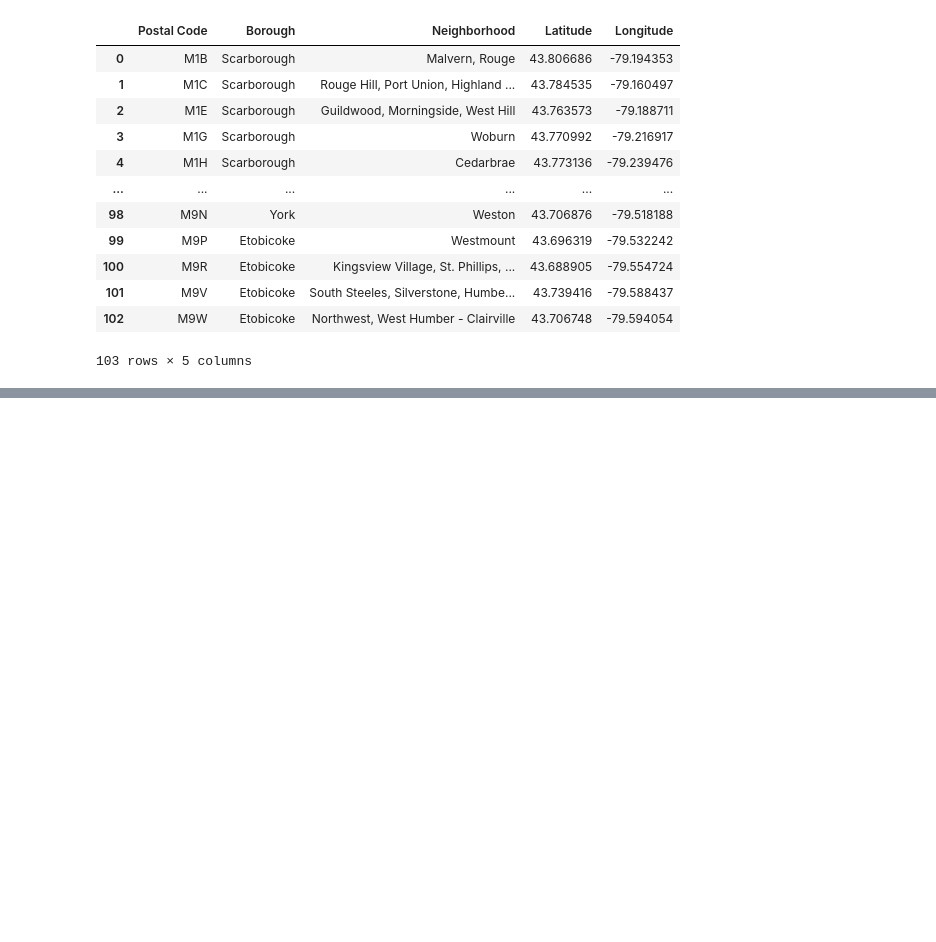
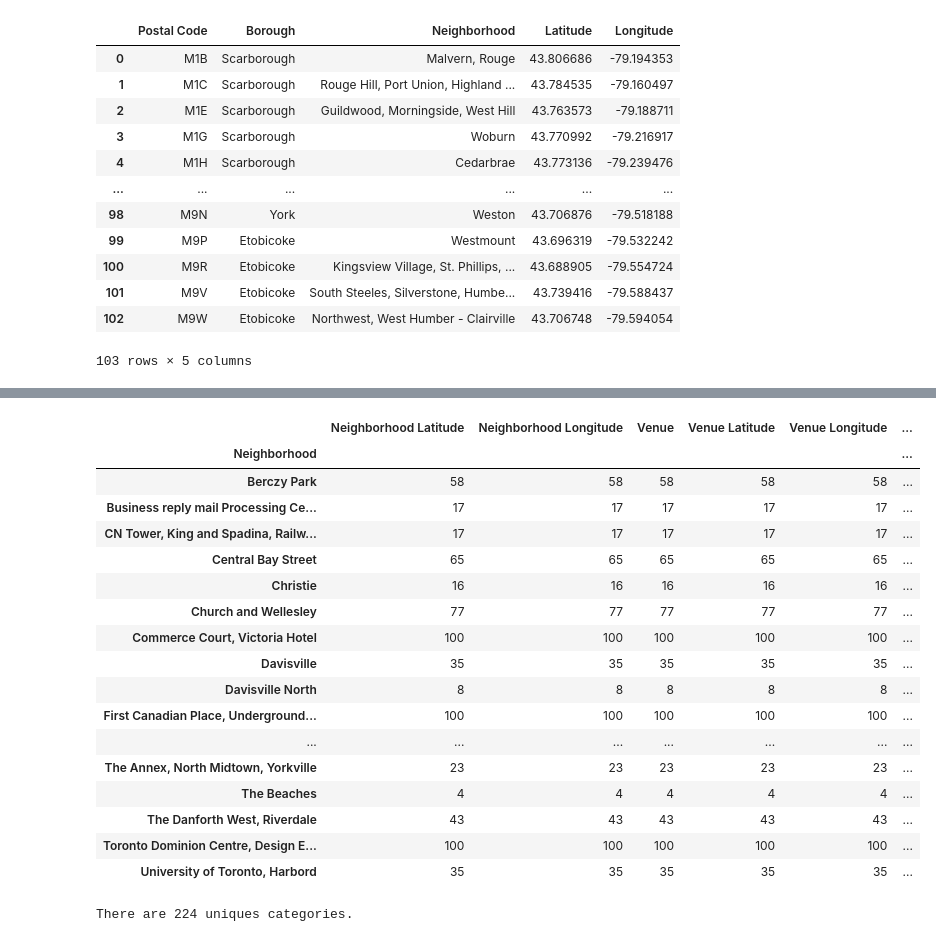
Before and after one commit to shengminchen/Coursera_Capstone, a Jupyter notebook: Segmenting_and_Clustering_Neighborhoods_in_Toronto.ipynb, the cells around one changed output, grey strips where cells are left out. Drawn from its saved outputs; the diff is of its cells as text; code cells hidden in the pictures; blank space fills up the shorter version.

Commit message:
Parties de segment et de cluster sont ajoutes, notebook complet

```diff
--- a/Segmenting_and_Clustering_Neighborhoods_in_Toronto.ipynb
+++ b/Segmenting_and_Clustering_Neighborhoods_in_Toronto.ipynb
@@ -141,0 +191,18 @@ df_with_location
+# %%
+#Create a map of Toronto using latitude and longitude values
+map_Toronto = folium.Map(location = [latitude, longitude], zoom_start = 11)
+
+#Add markers to map
+for lat, lng, label in zip(toronto_data['Latitude'], toronto_data['Longitude'], toronto_data['Neighborhood']):
+    label = folium.Popup(label, parse_html = True)
+    folium.CircleMarker(
+        [lat, lng],
+        radius = 5,
+        popup = label,
+        color = 'blue',
+        fill = True,
+        fill_color = '#3186cc',
+        fill_opacity = 0.7,
+        parse_html = False).add_to(map_Toronto)
+
+map_Toronto
@@ -141,0 +211,12 @@ df_with_location
+# %%
+#Use the Foursquare API to explore the neighborhoods and segment them
+CLIENT_ID = 'BFDTDC0C3K2OJELRLQT5IPPG2LLSJGDTQAEGANAFMD4DETKH'
+CLIENT_SECRET = 'Y3WK3HUHTGDB52FDXGOZXMYGMSYRCQR51YIY4RNIQDFYVS52'
+VERSION = '20200605'
+
+LIMIT = 100
+radius = 500
+
+print('Your credentails:')
+print('CLIENT_ID: ' + CLIENT_ID)
+print('CLIENT_SECRET:' + CLIENT_SECRET)
@@ -141,0 +265,6 @@ df_with_location
+# %%
+#Run the getNearbyVenues fonction and create a new dataframe called toronto_venues
+toronto_venues = getNearbyVenues(names = toronto_data['Neighborhood'],
+                                   latitudes = toronto_data['Latitude'],
+                                   longitudes = toronto_data['Longitude']
+                                  )
@@ -141,0 +301,27 @@ df_with_location
+# %%
+#Check how many venues were returned for each neighborhood
+toronto_venues.groupby('Neighborhood').count()
+# %% [output]
+|  | Neighborhood Latitude | Neighborhood Longitude | Venue | Venue Latitude | Venue Longitude | ... |
+| Neighborhood |  |  |  |  |  | ... |
+| Berczy Park | 58 | 58 | 58 | 58 | 58 | ... |
+| Business reply mail Processing Ce... | 17 | 17 | 17 | 17 | 17 | ... |
+| CN Tower, King and Spadina, Railw... | 17 | 17 | 17 | 17 | 17 | ... |
+| Central Bay Street | 65 | 65 | 65 | 65 | 65 | ... |
+| Christie | 16 | 16 | 16 | 16 | 16 | ... |
+| Church and Wellesley | 77 | 77 | 77 | 77 | 77 | ... |
+| Commerce Court, Victoria Hotel | 100 | 100 | 100 | 100 | 100 | ... |
+| Davisville | 35 | 35 | 35 | 35 | 35 | ... |
+| Davisville North | 8 | 8 | 8 | 8 | 8 | ... |
+| First Canadian Place, Underground... | 100 | 100 | 100 | 100 | 100 | ... |
+| ... | ... | ... | ... | ... | ... | ... |
+| The Annex, North Midtown, Yorkville | 23 | 23 | 23 | 23 | 23 | ... |
+| The Beaches | 4 | 4 | 4 | 4 | 4 | ... |
+| The Danforth West, Riverdale | 43 | 43 | 43 | 43 | 43 | ... |
+| Toronto Dominion Centre, Design E... | 100 | 100 | 100 | 100 | 100 | ... |
+| University of Toronto, Harbord | 35 | 35 | 35 | 35 | 35 | ... |
+# %%
+#Check how many unique categories can be curated from all the returned venues
+print('There are {} uniques categories.'.format(len(toronto_venues['Venue Category'].unique())))
+# %% [output]
+There are 224 uniques categories.
```
Also changed, not shown: parts of 35 cells of this notebook.
